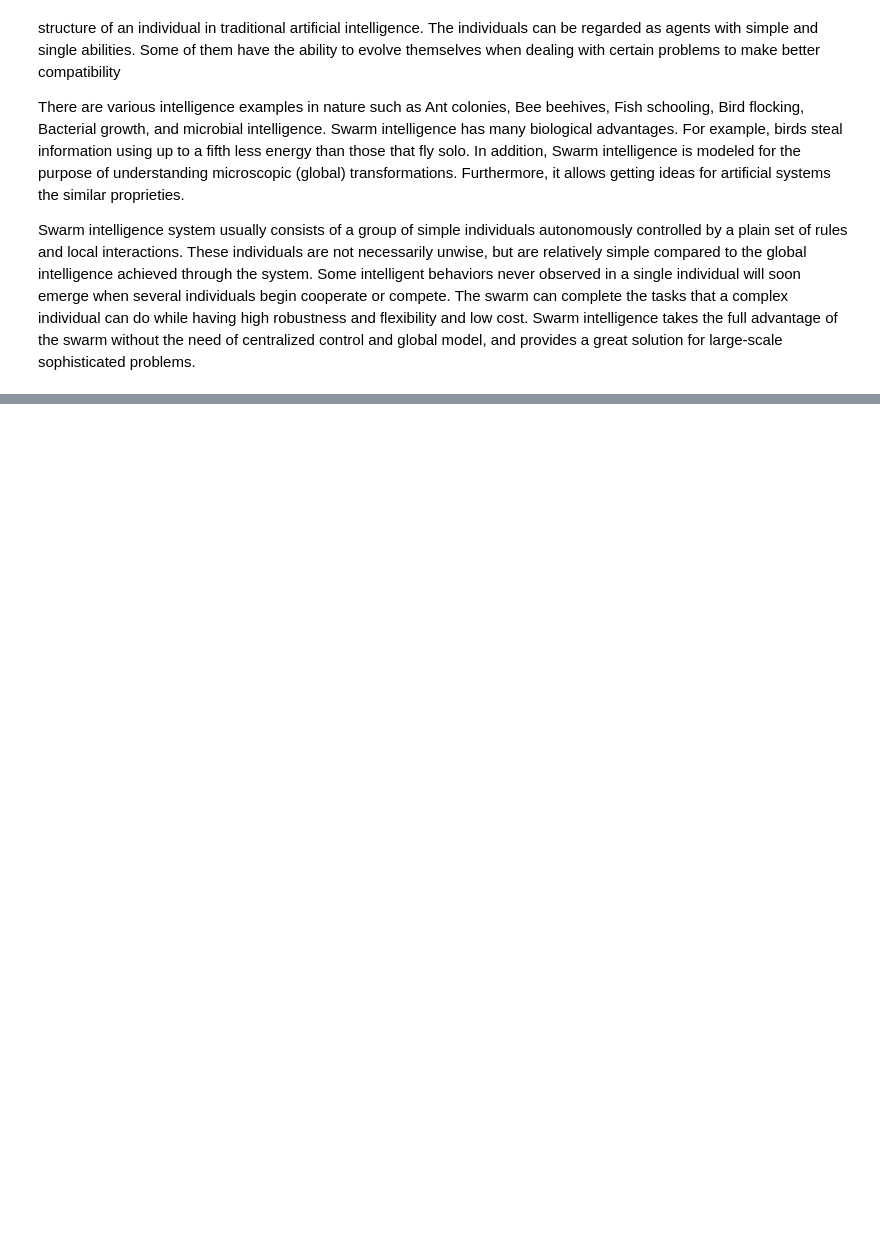
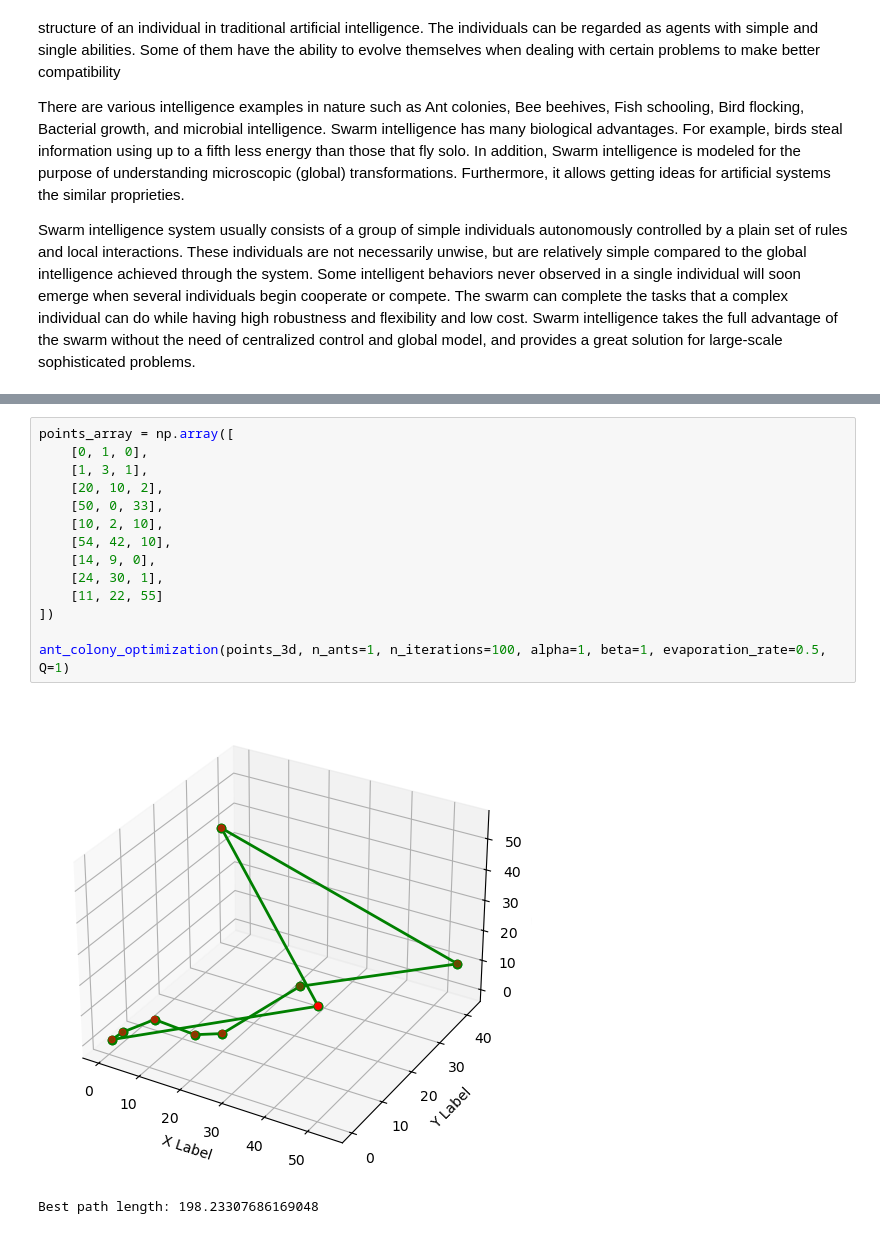
Before and after one commit to feradvk24/Math-Concepts-for-Developers, a Jupyter notebook: Course-Project/Ant Colony Optimization.ipynb, the cells around one changed output, grey strips where cells are left out. Saved outputs shown, nothing was run; the diff lists cells and outputs as text; blank space fills up the shorter version.

```diff
--- a/Course-Project/Ant Colony Optimization.ipynb
+++ b/Course-Project/Ant Colony Optimization.ipynb
@@ -93,0 +261,17 @@ $\Delta\tau_{i,j}$ is the amount of pheromone deposited. $\Delta\tau_{i,j}$ =  $
+# %%
+points_array = np.array([
+    [0, 1, 0],
+    [1, 3, 1],
+    [20, 10, 2],
+    [50, 0, 33],
+    [10, 2, 10],
+    [54, 42, 10],
+    [14, 9, 0],
+    [24, 30, 1],
+    [11, 22, 55]
+])
+
+ant_colony_optimization(points_3d, n_ants=1, n_iterations=100, alpha=1, beta=1, evaporation_rate=0.5, Q=1)
+# %% [output]
+[figure, added]
+Best path length: 198.23307686169048
```
Also changed, not shown: parts of 13 cells of this notebook, 1 other file.
